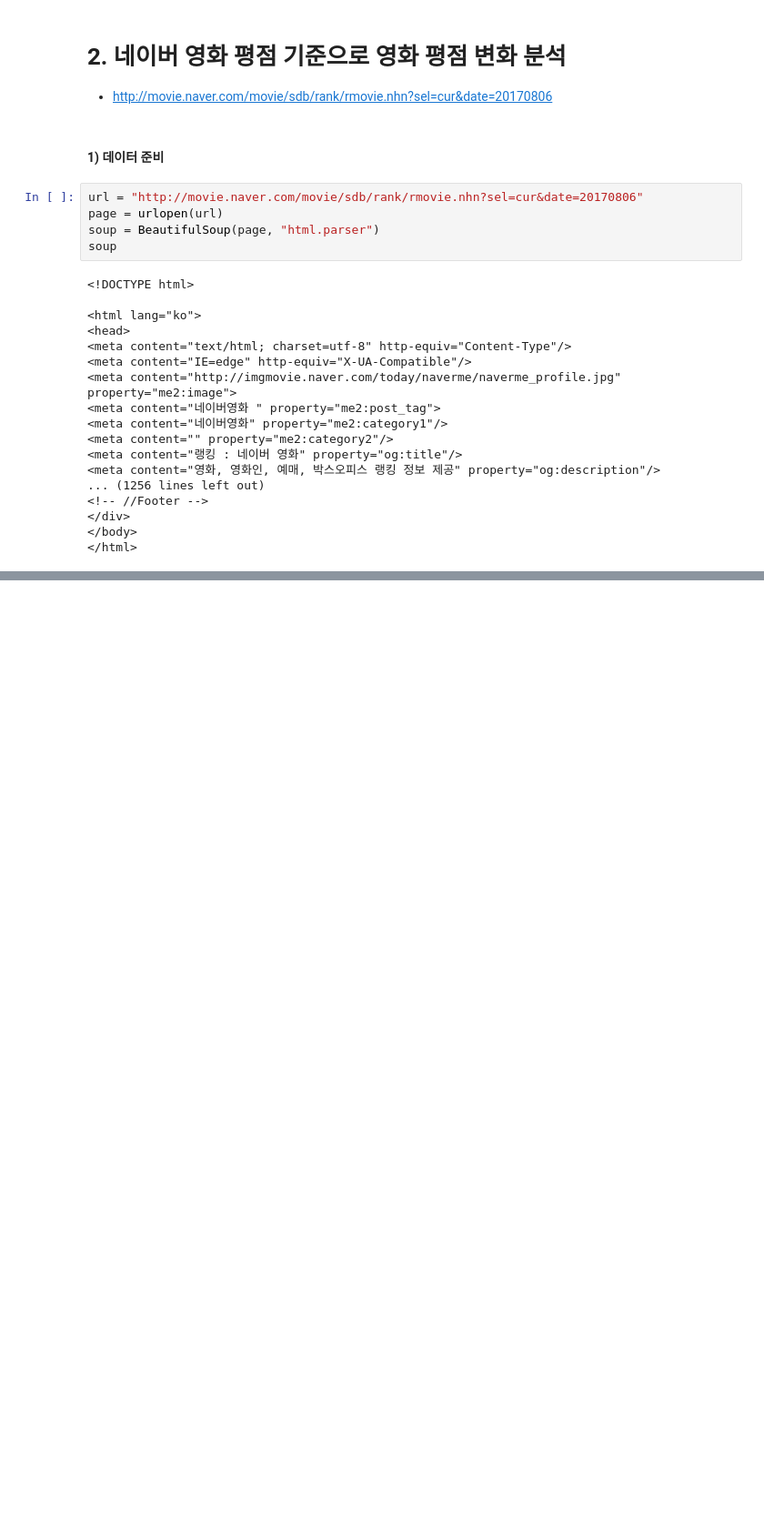
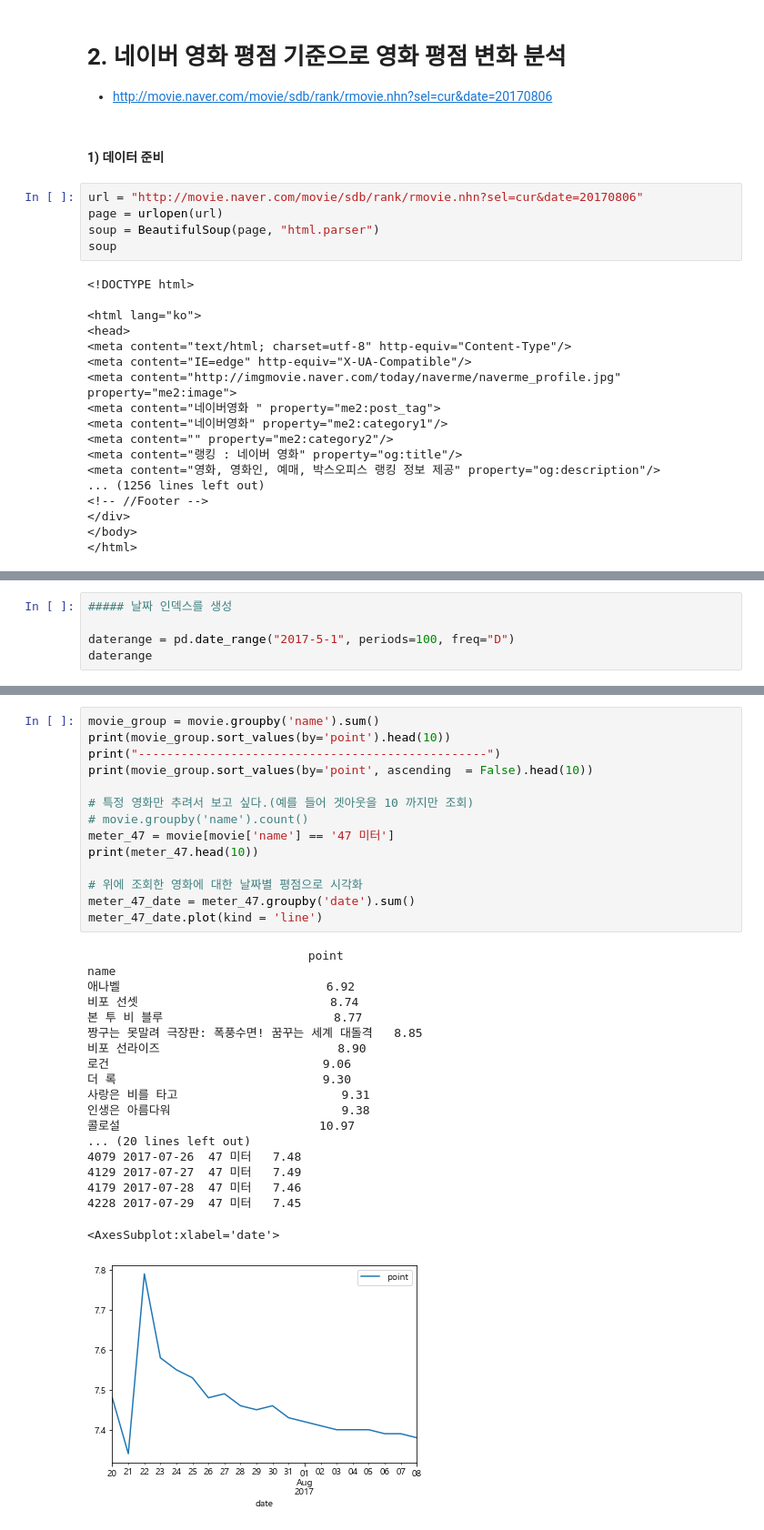
Before and after one commit to not147/PythonBasic, a Jupyter notebook: pythonwork/analysis/8_분석예제4.ipynb, the cells around one changed output, grey strips where cells are left out. Shown at 91% size. Saved outputs shown, nothing was run; the diff lists cells and outputs as text; blank space fills up the shorter version.

```diff
--- a/pythonwork/analysis/8_분석예제4.ipynb
+++ b/pythonwork/analysis/8_분석예제4.ipynb
@@ -331,0 +388,5 @@ soup
+# %%
+##### 날짜 인덱스를 생성
+
+daterange = pd.date_range("2017-5-1", periods=100, freq="D")
+daterange
@@ -331,0 +544,34 @@ soup
+# %%
+movie_group = movie.groupby('name').sum()
+print(movie_group.sort_values(by='point').head(10))
+print("-------------------------------------------------")
+print(movie_group.sort_values(by='point', ascending  = False).head(10))
+
+# 특정 영화만 추려서 보고 싶다.(예를 들어 겟아웃을 10 까지만 조회)
+# movie.groupby('name').count()
+meter_47 = movie[movie['name'] == '47 미터']
+print(meter_47.head(10))
+
+# 위에 조회한 영화에 대한 날짜별 평점으로 시각화
+meter_47_date = meter_47.groupby('date').sum()
+meter_47_date.plot(kind = 'line')
+# %% [output]
+                               point
+name
+애나벨                             6.92
+비포 선셋                           8.74
+본 투 비 블루                        8.77
+짱구는 못말려 극장판: 폭풍수면! 꿈꾸는 세계 대돌격   8.85
+비포 선라이즈                         8.90
+로건                              9.06
+더 록                             9.30
+사랑은 비를 타고                       9.31
+인생은 아름다워                        9.38
+콜로설                            10.97
+... (20 lines left out)
+4079 2017-07-26  47 미터   7.48
+4129 2017-07-27  47 미터   7.49
+4179 2017-07-28  47 미터   7.46
+4228 2017-07-29  47 미터   7.45
+<AxesSubplot:xlabel='date'>
+[figure, added]
```
Also changed, not shown: parts of 22 cells of this notebook, 2 other files.
